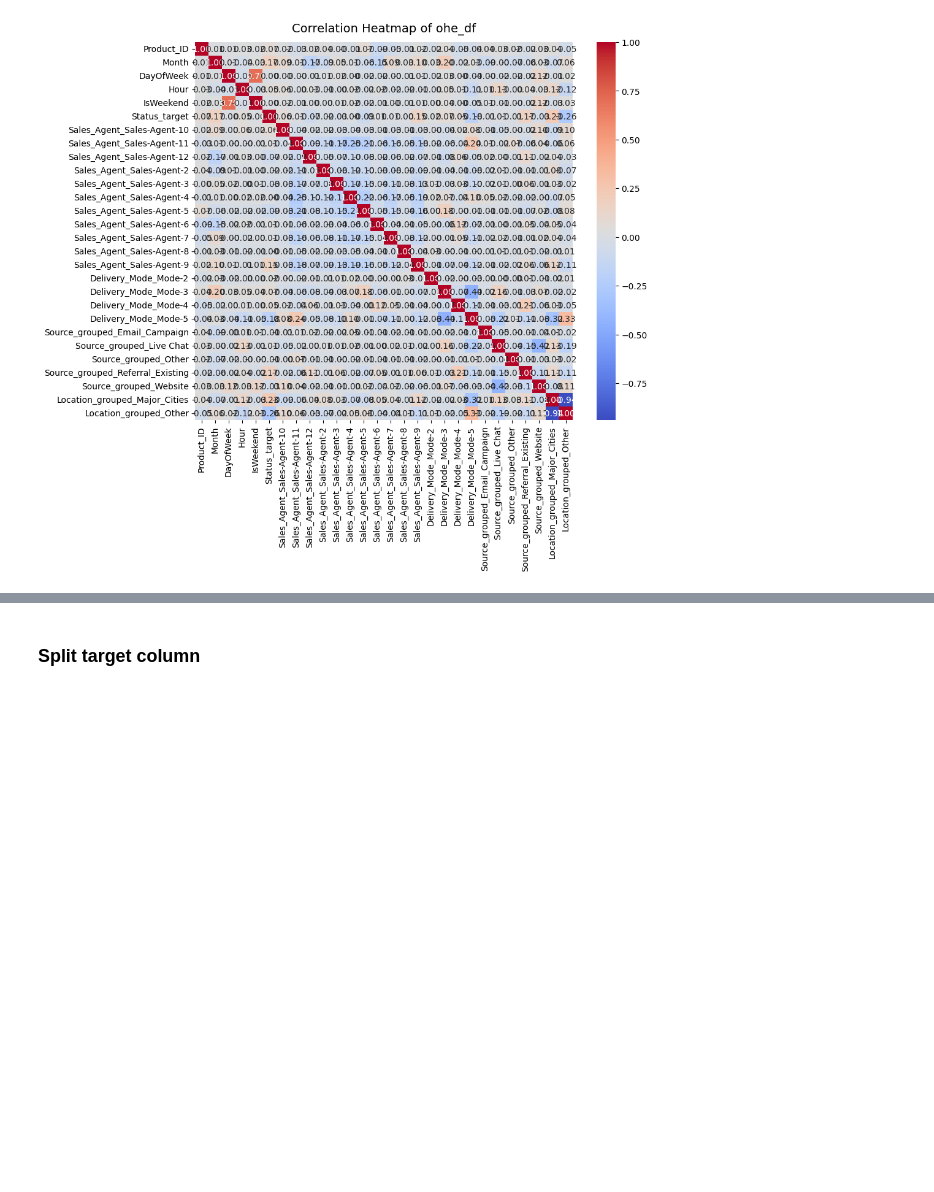
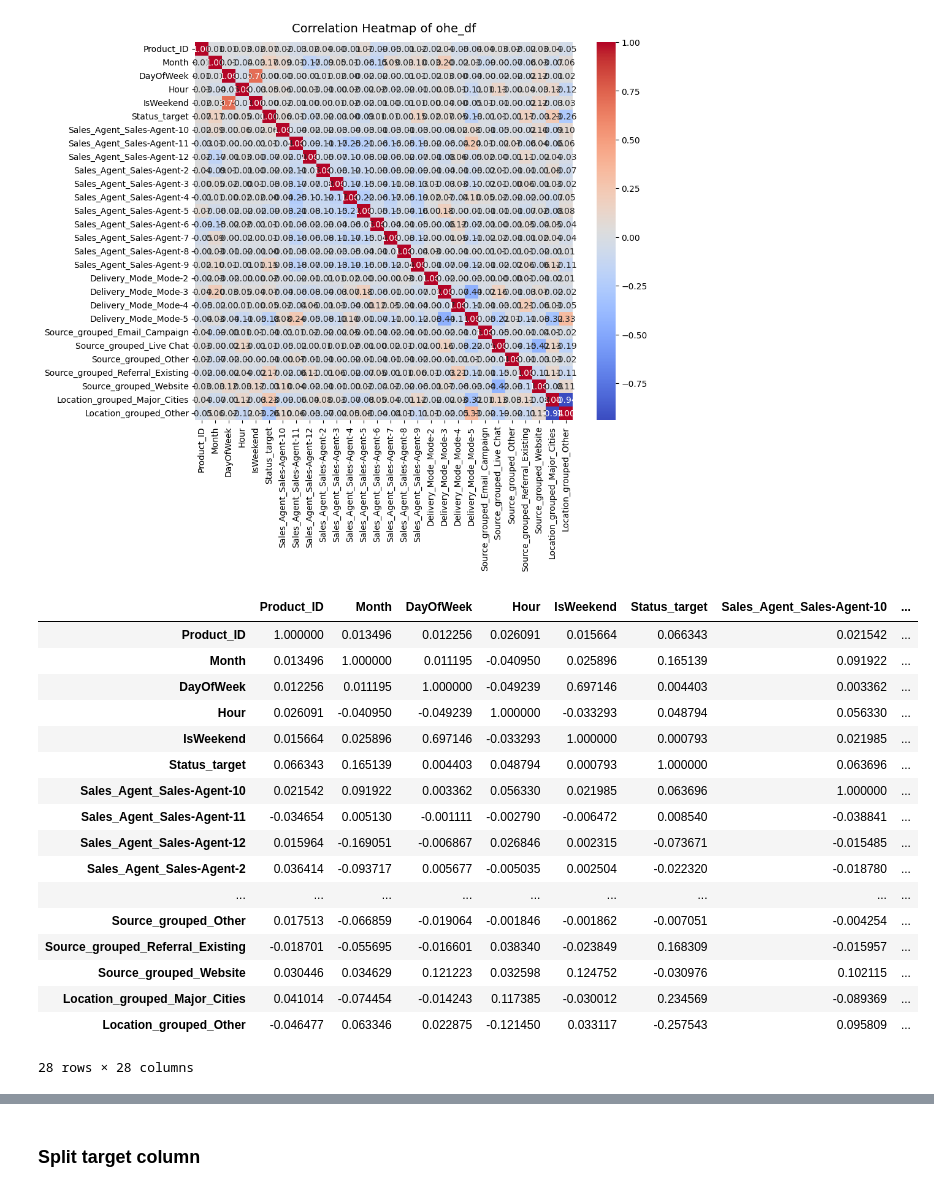
Before and after one commit to sahiljahagirdar/Product_Sales, a Jupyter notebook: Lead_Predict.ipynb, the cells around one changed output, grey strips where cells are left out. Saved outputs shown, nothing was run; the diff lists cells and outputs as text; code cells hidden in the pictures; blank space fills up the shorter version.

```diff
--- a/Lead_Predict.ipynb
+++ b/Lead_Predict.ipynb
@@ -554,3 +540,24 @@ plt.title("Correlation Heatmap of ohe_df", fontsize=14, pad=12)
 plt.show()
 # %% [output]
 [figure]
+# %%
+ohe_df.corr()
+# %% [output]
+|  | Product_ID | Month | DayOfWeek | Hour | IsWeekend | Status_target | Sales_Agent_Sales-Agent-10 | ... |
+| Product_ID | 1.000000 | 0.013496 | 0.012256 | 0.026091 | 0.015664 | 0.066343 | 0.021542 | ... |
+| Month | 0.013496 | 1.000000 | 0.011195 | -0.040950 | 0.025896 | 0.165139 | 0.091922 | ... |
+| DayOfWeek | 0.012256 | 0.011195 | 1.000000 | -0.049239 | 0.697146 | 0.004403 | 0.003362 | ... |
+| Hour | 0.026091 | -0.040950 | -0.049239 | 1.000000 | -0.033293 | 0.048794 | 0.056330 | ... |
+| IsWeekend | 0.015664 | 0.025896 | 0.697146 | -0.033293 | 1.000000 | 0.000793 | 0.021985 | ... |
+| Status_target | 0.066343 | 0.165139 | 0.004403 | 0.048794 | 0.000793 | 1.000000 | 0.063696 | ... |
+| Sales_Agent_Sales-Agent-10 | 0.021542 | 0.091922 | 0.003362 | 0.056330 | 0.021985 | 0.063696 | 1.000000 | ... |
+| Sales_Agent_Sales-Agent-11 | -0.034654 | 0.005130 | -0.001111 | -0.002790 | -0.006472 | 0.008540 | -0.038841 | ... |
+| Sales_Agent_Sales-Agent-12 | 0.015964 | -0.169051 | -0.006867 | 0.026846 | 0.002315 | -0.073671 | -0.015485 | ... |
+| Sales_Agent_Sales-Agent-2 | 0.036414 | -0.093717 | 0.005677 | -0.005035 | 0.002504 | -0.022320 | -0.018780 | ... |
+| ... | ... | ... | ... | ... | ... | ... | ... | ... |
+| Source_grouped_Other | 0.017513 | -0.066859 | -0.019064 | -0.001846 | -0.001862 | -0.007051 | -0.004254 | ... |
+| Source_grouped_Referral_Existing | -0.018701 | -0.055695 | -0.016601 | 0.038340 | -0.023849 | 0.168309 | -0.015957 | ... |
+| Source_grouped_Website | 0.030446 | 0.034629 | 0.121223 | 0.032598 | 0.124752 | -0.030976 | 0.102115 | ... |
+| Location_grouped_Major_Cities | 0.041014 | -0.074454 | -0.014243 | 0.117385 | -0.030012 | 0.234569 | -0.089369 | ... |
+| Location_grouped_Other | -0.046477 | 0.063346 | 0.022875 | -0.121450 | 0.033117 | -0.257543 | 0.095809 | ... |
+28 rows × 28 columns
```
Also changed, not shown: parts of 6 cells of this notebook.
